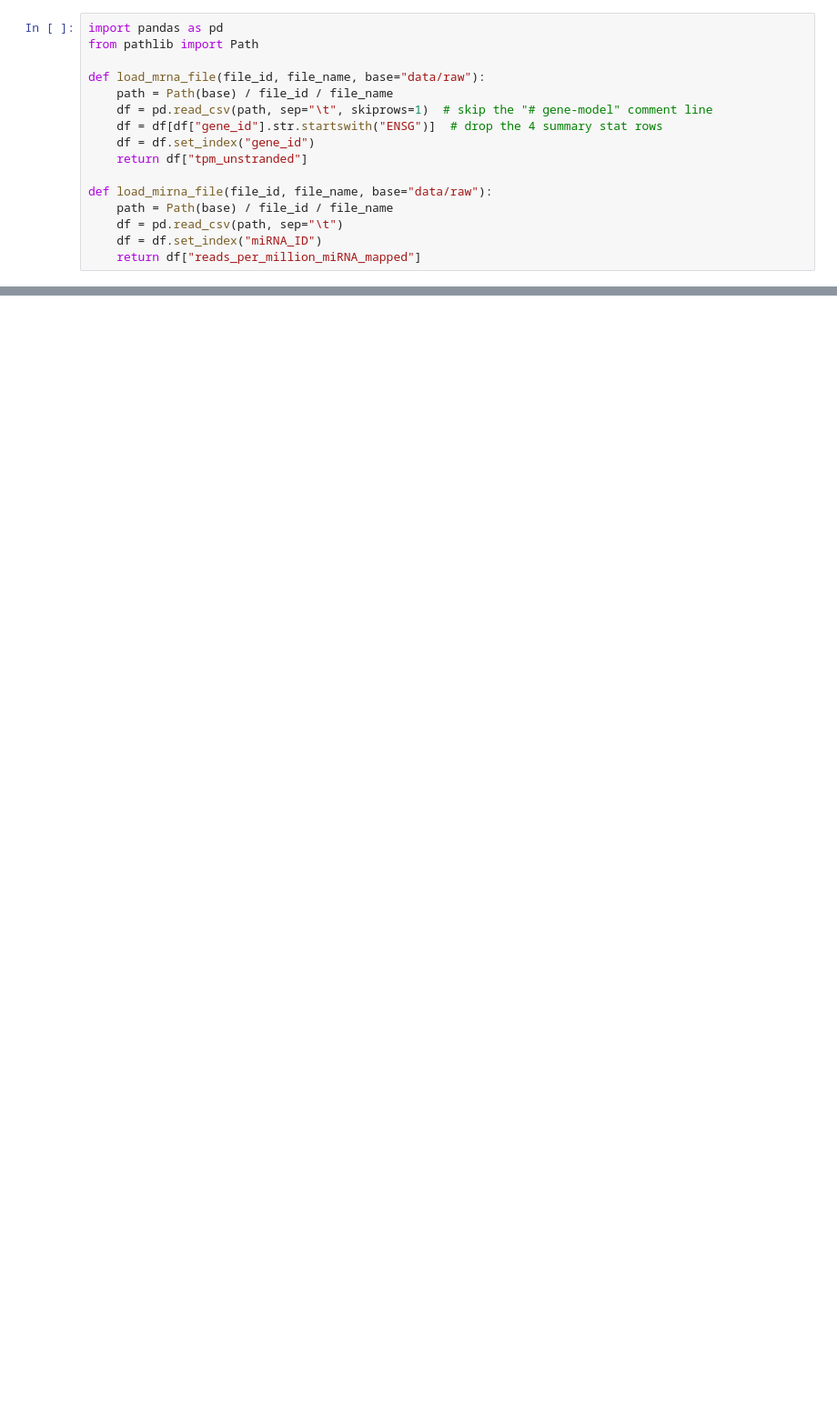
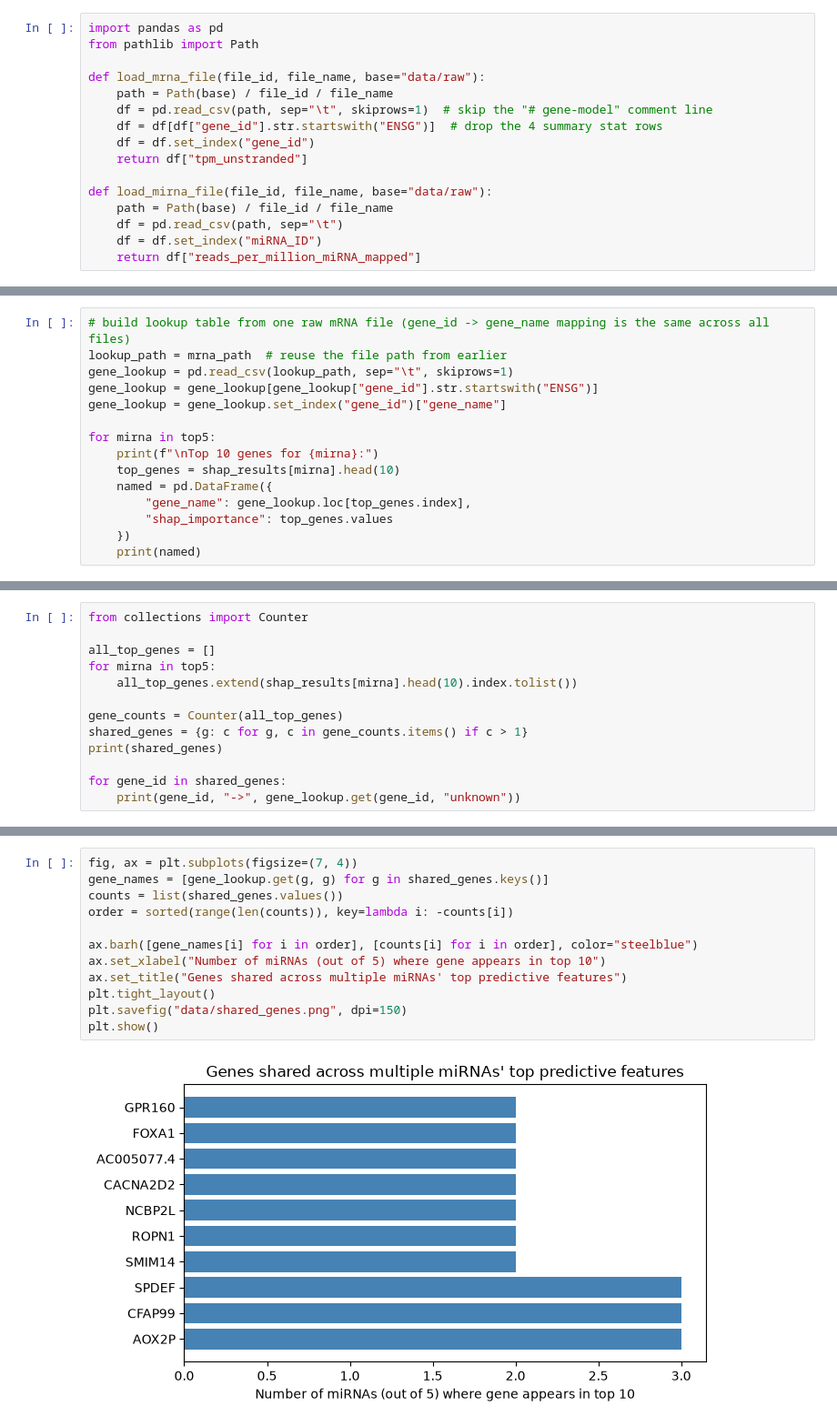
Before and after one commit to janaki-bio/mirna_mrna_research, a Jupyter notebook: mirna-mrna-func.ipynb, the cells around one changed output, grey strips where cells are left out. Shown at 91% size. Saved outputs shown, nothing was run; the diff lists cells and outputs as text; blank space fills up the shorter version.

```diff
--- a/mirna-mrna-func.ipynb
+++ b/mirna-mrna-func.ipynb
@@ -48,0 +264,15 @@ print(mrna_path)
+# %%
+# build lookup table from one raw mRNA file (gene_id -> gene_name mapping is the same across all files)
+lookup_path = mrna_path  # reuse the file path from earlier
+gene_lookup = pd.read_csv(lookup_path, sep="\t", skiprows=1)
+gene_lookup = gene_lookup[gene_lookup["gene_id"].str.startswith("ENSG")]
+gene_lookup = gene_lookup.set_index("gene_id")["gene_name"]
+
+for mirna in top5:
+    print(f"\nTop 10 genes for {mirna}:")
+    top_genes = shap_results[mirna].head(10)
+    named = pd.DataFrame({
+        "gene_name": gene_lookup.loc[top_genes.index],
+        "shap_importance": top_genes.values
+    })
+    print(named)
@@ -48,0 +297,13 @@ print(mrna_path)
+# %%
+from collections import Counter
+
+all_top_genes = []
+for mirna in top5:
+    all_top_genes.extend(shap_results[mirna].head(10).index.tolist())
+
+gene_counts = Counter(all_top_genes)
+shared_genes = {g: c for g, c in gene_counts.items() if c > 1}
+print(shared_genes)
+
+for gene_id in shared_genes:
+    print(gene_id, "->", gene_lookup.get(gene_id, "unknown"))
@@ -48,0 +337,14 @@ print(mrna_path)
+# %%
+fig, ax = plt.subplots(figsize=(7, 4))
+gene_names = [gene_lookup.get(g, g) for g in shared_genes.keys()]
+counts = list(shared_genes.values())
+order = sorted(range(len(counts)), key=lambda i: -counts[i])
+
+ax.barh([gene_names[i] for i in order], [counts[i] for i in order], color="steelblue")
+ax.set_xlabel("Number of miRNAs (out of 5) where gene appears in top 10")
+ax.set_title("Genes shared across multiple miRNAs' top predictive features")
+plt.tight_layout()
+plt.savefig("data/shared_genes.png", dpi=150)
+plt.show()
+# %% [output]
+[figure, added]
```
Also changed, not shown: parts of 20 cells of this notebook.
